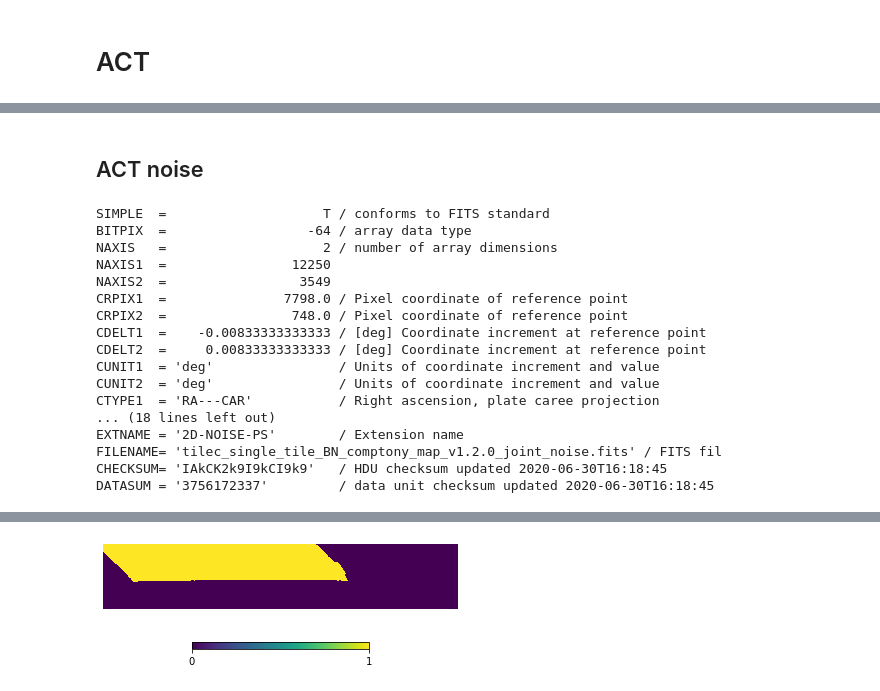
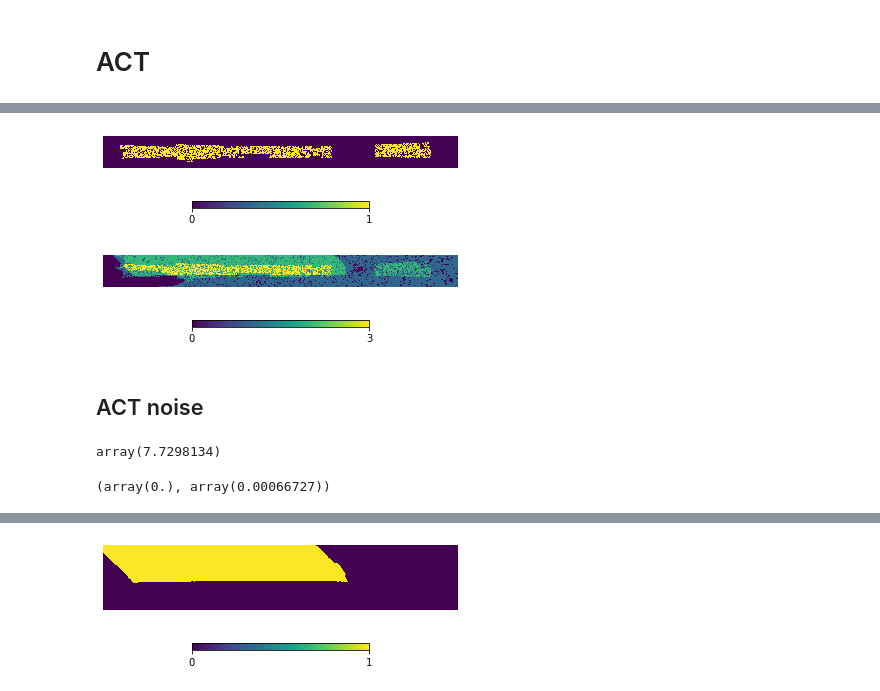
Before and after one commit to tilmantroester/KiDS-1000xtSZ, a Jupyter notebook: notebooks/process_maps.ipynb, the cells around one changed output, grey strips where cells are left out. Cells and saved outputs as stored; diff of their text form; code cells hidden in the pictures.

```diff
--- a/notebooks/process_maps.ipynb
+++ b/notebooks/process_maps.ipynb
@@ -212,3 +208,9 @@ hp.write_map("../data/y_maps/ACT/BN.fits", BN_healpix, partial=True, overwrite=T
 hp.write_map("../data/y_maps/ACT/BN_deproject_cib.fits", BN_healpix_deproject_cib, partial=True, overwrite=True)
 hp.write_map("../data/y_maps/ACT/BN_mask.fits", BN_healpix_mask, partial=False, overwrite=True)
 hp.write_map("../data/y_maps/ACT/BN_mask_sharp.fits", BN_healpix_mask_sharp, partial=False, overwrite=True)
+# %%
+pixel_coord_cel = hp.pix2ang(nside=2048, ipix=np.arange(hp.nside2npix(2048)), lonlat=True)
+r = hp.Rotator(coord=["C", "G"])
+pixel_coord_gal = r(*pixel_coord_cel, lonlat=True)
+
+planck_ps_gal_mask_cel_intp = hp.get_interp_val(y_mask_ps * y_mask_gal, *pixel_coord_gal, lonlat=True)
@@ -216,3 +221,5 @@ hp.write_map("../data/y_maps/ACT/BN_mask_sharp.fits", BN_healpix_mask_sharp, par
 shear_cel_footprint = hp.read_map("../data/shear_maps_KiDS1000_cel_N/z0.1-0.3/doublet_mask.fits")
 shear_cel_weight = hp.read_map("../data/shear_maps_KiDS1000_cel_N/z0.1-0.3/doublet_weight.fits")
 shear_cel_e1 = hp.read_map("../data/shear_maps_KiDS1000_cel_N/z0.1-0.3/triplet.fits", hdu=2)
+
+shear_cel_footprint[shear_cel_footprint==hp.UNSEEN] = 0
@@ -228,3 +226,17 @@ hp.mollview(shear_cel_footprint)
+# %%
+hp.gnomview(shear_cel_footprint,
+            rot=[182,0,0], reso=10, coord="CC", xsize=1100, ysize=100,
+            notext=True, cbar=True, title="")
+hp.gnomview(BN_healpix_mask_sharp+planck_ps_gal_mask_cel_intp+shear_cel_footprint,
+            rot=[182,0,0], reso=10, coord="CC", xsize=1100, ysize=100,
+            notext=True, cbar=True, title="")
+# hp.mollview(planck_ps_gal_mask_cel_intp)
+# hp.mollview(D56_healpix)
+
+# hp.mollview(shear_cel_footprint)
+# %% [output]
+[figure, added]
+[figure, added]
 # %% [markdown]
 ## ACT noise
 # %%
@@ -234,20 +243,0 @@ import pixell.enplot
-# %%
-hdu[0].header
-# %% [output]
-SIMPLE  =                    T / conforms to FITS standard
-BITPIX  =                  -64 / array data type
-NAXIS   =                    2 / number of array dimensions
-NAXIS1  =                12250
-NAXIS2  =                 3549
-CRPIX1  =               7798.0 / Pixel coordinate of reference point
-CRPIX2  =                748.0 / Pixel coordinate of reference point
-CDELT1  =    -0.00833333333333 / [deg] Coordinate increment at reference point
-CDELT2  =     0.00833333333333 / [deg] Coordinate increment at reference point
-CUNIT1  = 'deg'                / Units of coordinate increment and value
-CUNIT2  = 'deg'                / Units of coordinate increment and value
-CTYPE1  = 'RA---CAR'           / Right ascension, plate caree projection
-... (18 lines left out)
-EXTNAME = '2D-NOISE-PS'        / Extension name
-FILENAME= 'tilec_single_tile_BN_comptony_map_v1.2.0_joint_noise.fits' / FITS fil
-CHECKSUM= 'IAkCK2k9I9kCI9k9'   / HDU checksum updated 2020-06-30T16:18:45
-DATASUM = '3756172337'         / data unit checksum updated 2020-06-30T16:18:45
@@ -253,0 +256,8 @@ DATASUM = '3756172337'         / data unit checksum updated 2020-06-30T16:18:45
+# %%
+(BN_enmap_mask*BN_noise_map_enmap).std()
+# %% [output]
+array(7.7298134)
+# %%
+BN_noise_enmap.min(), BN_noise_enmap.max()
+# %% [output]
+(array(0.), array(0.00066727))
```
Also changed, not shown: parts of 22 cells of this notebook, 4 other files.
